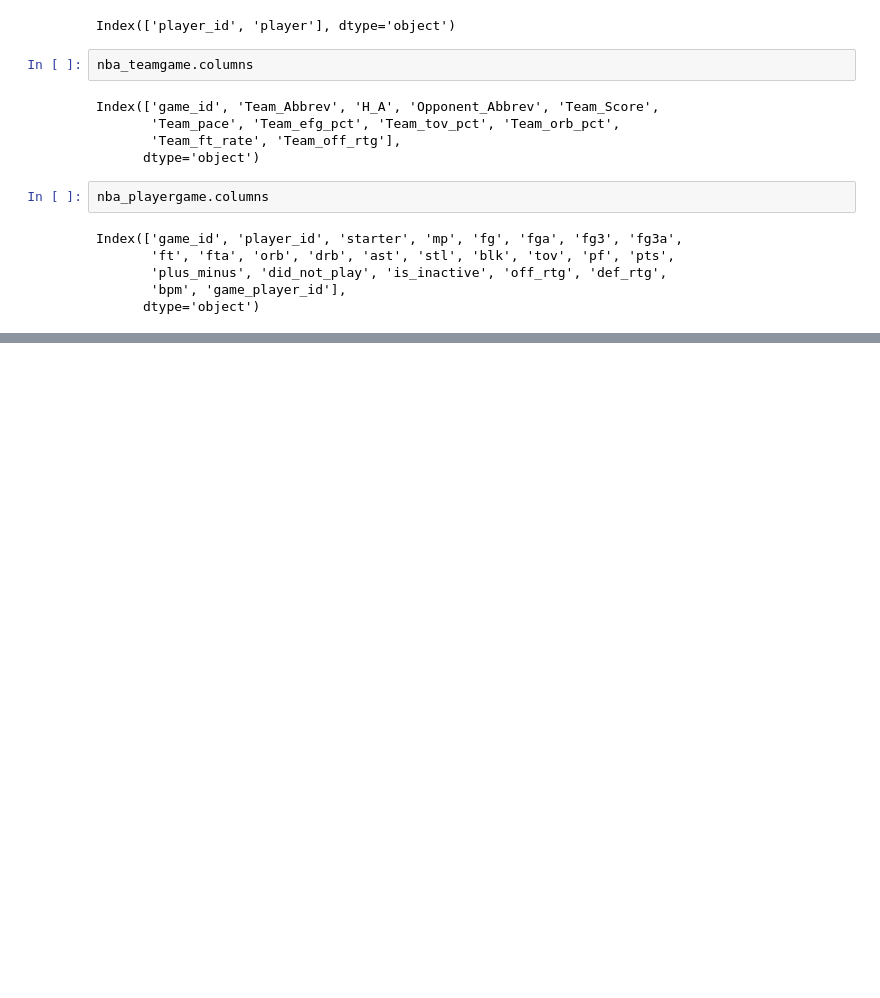
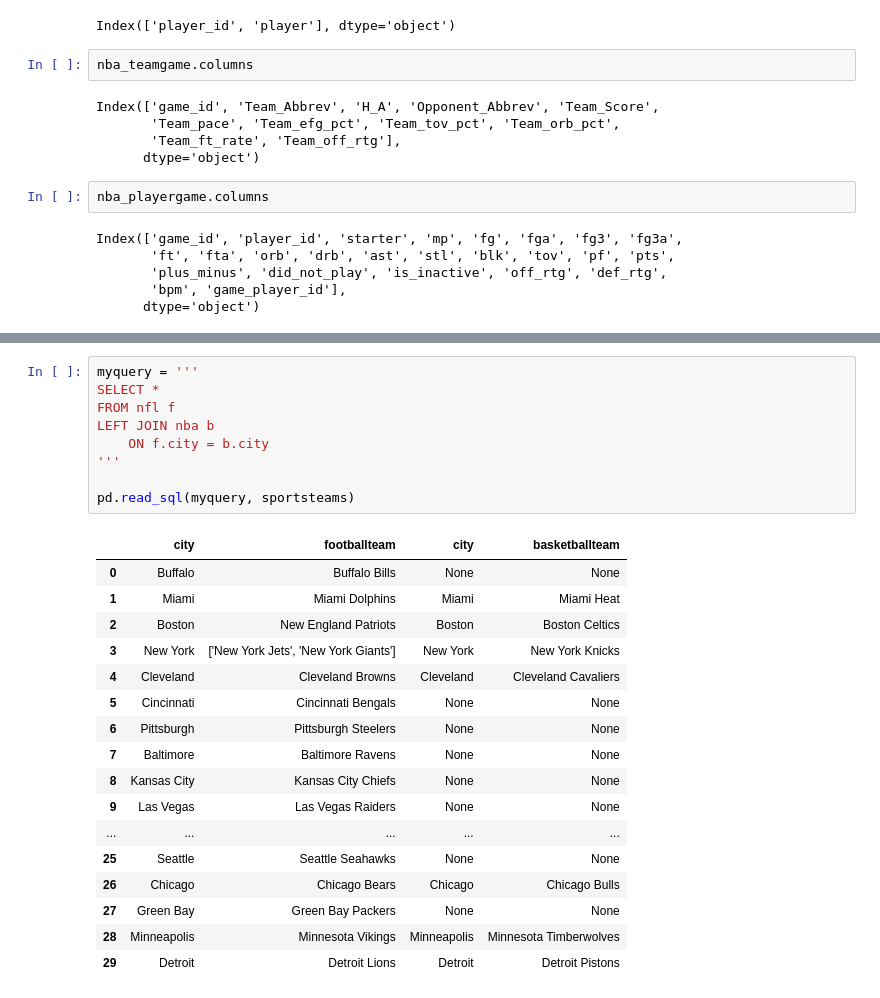
Before and after one commit to beauleblond/contrans, a Jupyter notebook: examples/nba_example.ipynb, the cells around one changed output, grey strips where cells are left out. Cells and saved outputs as stored; diff of their text form; blank space fills up the shorter version.

```diff
--- a/examples/nba_example.ipynb
+++ b/examples/nba_example.ipynb
@@ -287,0 +418,27 @@ Index(['game_id', 'player_id', 'starter', 'mp', 'fg', 'fga', 'fg3', 'fg3a',
+# %%
+myquery = '''
+SELECT *
+FROM nfl f
+LEFT JOIN nba b
+    ON f.city = b.city
+'''
+
+pd.read_sql(myquery, sportsteams)
+# %% [output]
+|  | city | footballteam | city | basketballteam |
+| 0 | Buffalo | Buffalo Bills | None | None |
+| 1 | Miami | Miami Dolphins | Miami | Miami Heat |
+| 2 | Boston | New England Patriots | Boston | Boston Celtics |
+| 3 | New York | ['New York Jets', 'New York Giants'] | New York | New York Knicks |
+| 4 | Cleveland | Cleveland Browns | Cleveland | Cleveland Cavaliers |
+| 5 | Cincinnati | Cincinnati Bengals | None | None |
+| 6 | Pittsburgh | Pittsburgh Steelers | None | None |
+| 7 | Baltimore | Baltimore Ravens | None | None |
+| 8 | Kansas City | Kansas City Chiefs | None | None |
+| 9 | Las Vegas | Las Vegas Raiders | None | None |
+| ... | ... | ... | ... | ... |
+| 25 | Seattle | Seattle Seahawks | None | None |
+| 26 | Chicago | Chicago Bears | Chicago | Chicago Bulls |
+| 27 | Green Bay | Green Bay Packers | None | None |
+| 28 | Minneapolis | Minnesota Vikings | Minneapolis | Minnesota Timberwolves |
+| 29 | Detroit | Detroit Lions | Detroit | Detroit Pistons |
```
Also changed, not shown: parts of 8 cells of this notebook, 2 other files.
